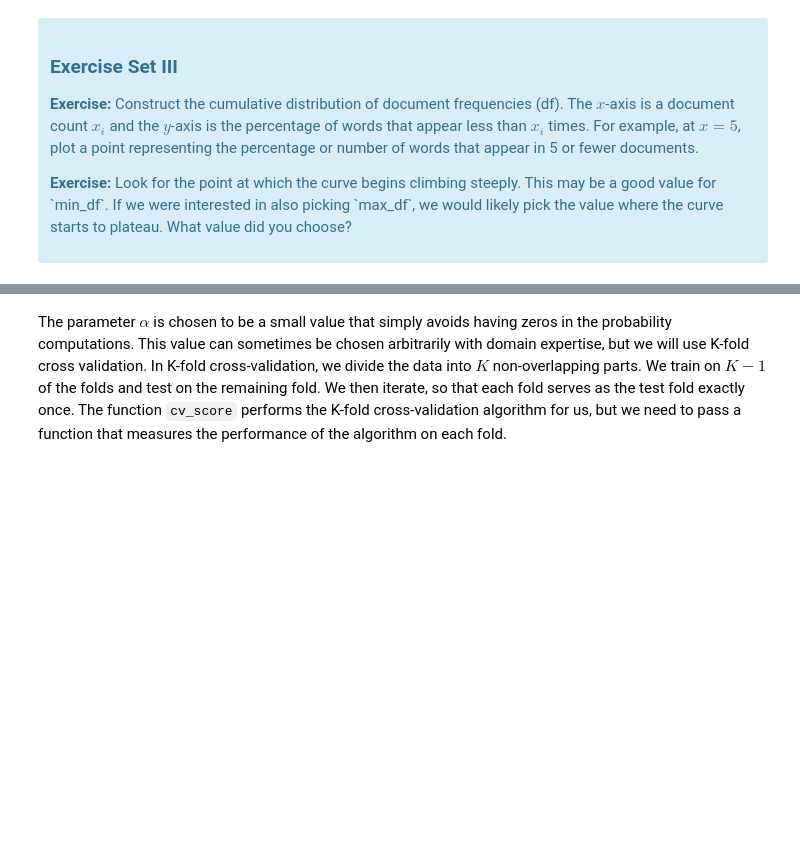
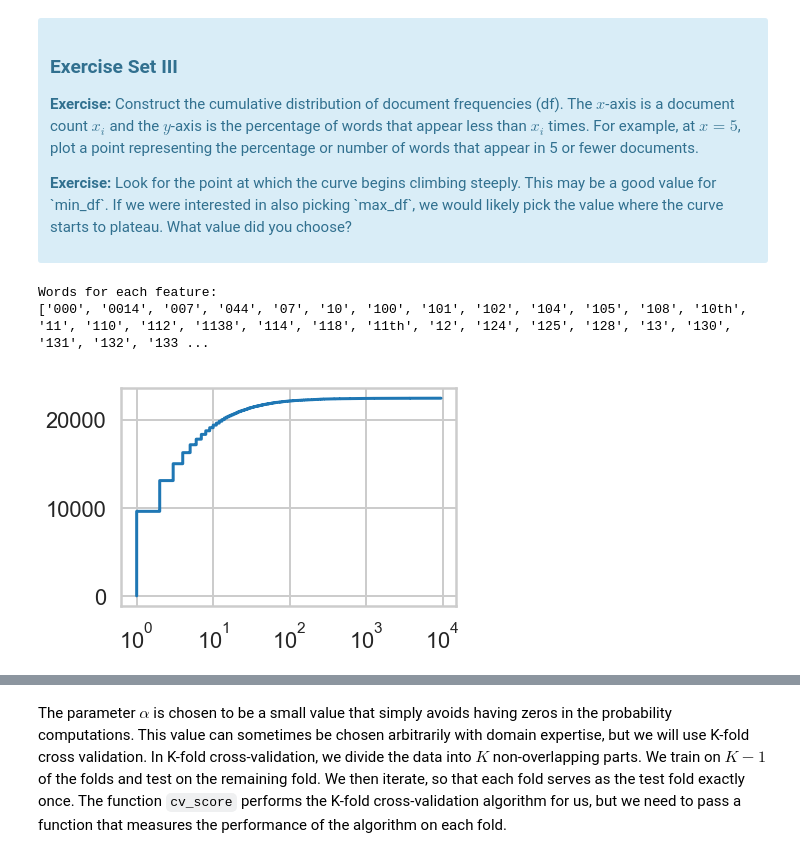
Before and after one commit to polska-vm-2017/Springboard_Mini_Projects, a Jupyter notebook: Mini_Project_Naive_Bayes.ipynb, the cells around one changed output, grey strips where cells are left out. Saved outputs shown, nothing was run; the diff lists cells and outputs as text; code cells hidden in the pictures; blank space fills up the shorter version.

```diff
--- a/Mini_Project_Naive_Bayes.ipynb
+++ b/Mini_Project_Naive_Bayes.ipynb
@@ -315,0 +316,45 @@ First, let's find an appropriate value for `min_df` for the `CountVectorizer`. `
+# %%
+# Your turn.
+# call `transform` to convert text to a bag of words
+x = critic_vectorizer.transform(critics.quote)
+
+# CountVectorizer uses a sparse array to save memory, but it's easier in this assignment to
+# convert back to a "normal" numpy array
+x = x.toarray()
+
+print("")
+print("Words for each feature:")
+print(critic_vectorizer.get_feature_names())
+# %% [output]
+Words for each feature:
+['000', '0014', '007', '044', '07', '10', '100', '101', '102', '104', '105', '108', '10th', '11', '110', '112', '1138', '114', '118', '11th', '12', '124', '125', '128', '13', '130', '131', '132', '133 ...
+# %%
+DF = {}
+num_unique_terms = len(critic_vectorizer.get_feature_names())
+
+for w in x:
+    for i in range(num_unique_terms):
+        if w[i] > 0:
+            try:
+                DF[i] = DF[i] + 1
+            except:
+                DF[i] = 1
+# %%
+word_freqs = list(DF.values())
+# %%
+import numpy as np
+import matplotlib.pyplot as plt
+
+# Some fake data:
+#data = np.random.randn(1000)
+plt.xscale('log')
+
+sorted_data = np.sort(word_freqs)  # Or data.sort(), if data can be modified
+
+# Cumulative counts:
+plt.step(sorted_data, np.arange(sorted_data.size))  # From 0 to the number of data points-1
+#plt.step(sorted_data[::-1], np.arange(sorted_data.size))  # From the number of data points-1 to 0
+
+plt.show()
+# %% [output]
+[figure, added]
```
Also changed, not shown: parts of 17 cells of this notebook.
